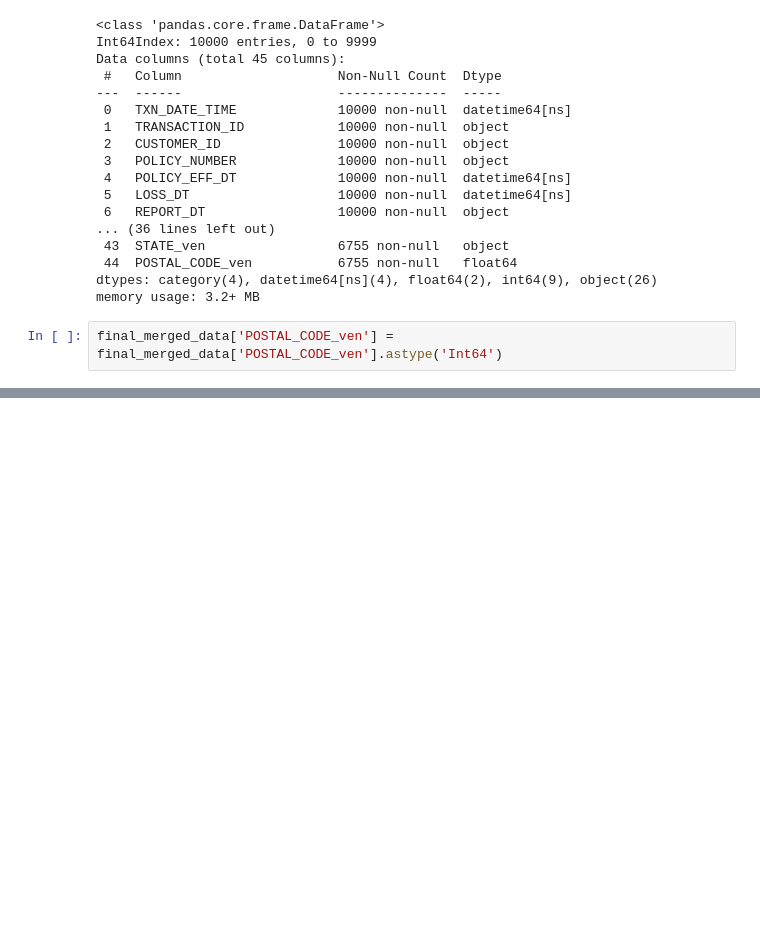
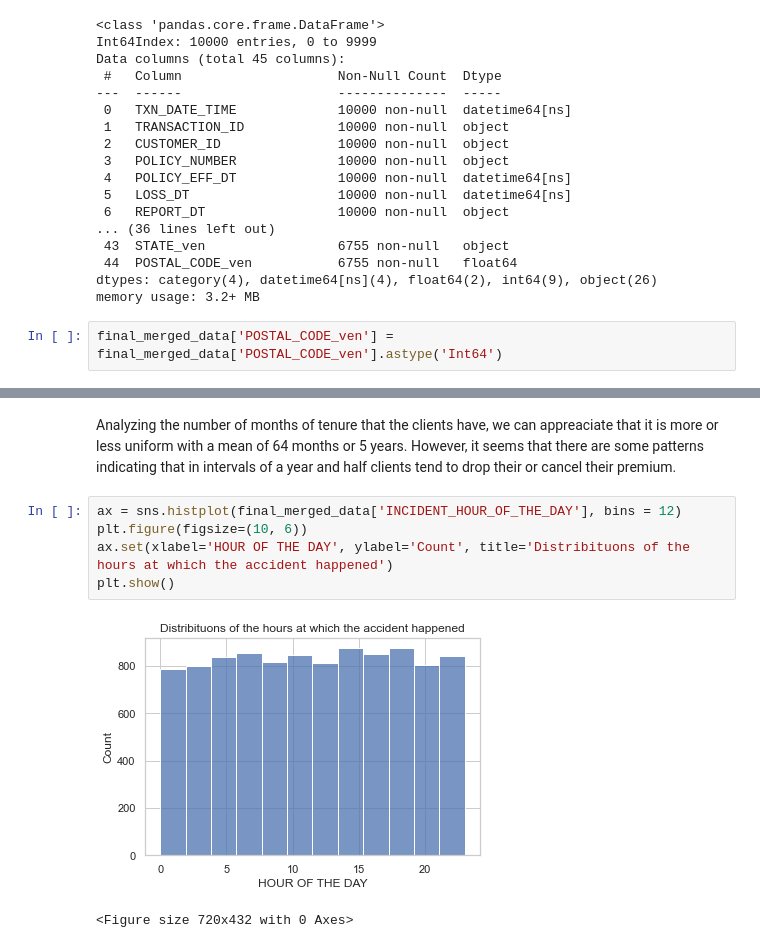
Before and after one commit to vats1703/Insurance_Claim_Fraud_Detection, a Jupyter notebook: insurance_prediction.ipynb, the cells around one changed output, grey strips where cells are left out. Drawn from its saved outputs; the diff is of its cells as text; blank space fills up the shorter version.

```diff
--- a/insurance_prediction.ipynb
+++ b/insurance_prediction.ipynb
@@ -839,0 +764,10 @@ sns.barplot(x='age'].value_counts().index, y=insurance['INSURANCE_TYPE'].value_c
+# %% [markdown]
+Analyzing the number of months of tenure that the clients have, we can appreaciate that it is more or less uniform with a mean of 64 months or 5 years. However, it seems that there are some patterns indicating that in intervals of a year and half clients tend to drop their or cancel their premium.
+# %%
+ax = sns.histplot(final_merged_data['INCIDENT_HOUR_OF_THE_DAY'], bins = 12)
+plt.figure(figsize=(10, 6))
+ax.set(xlabel='HOUR OF THE DAY', ylabel='Count', title='Distribituons of the hours at which the accident happened')
+plt.show()
+# %% [output]
+[figure, added]
+<Figure size 720x432 with 0 Axes>
```
Also changed, not shown: parts of 70 cells of this notebook.
